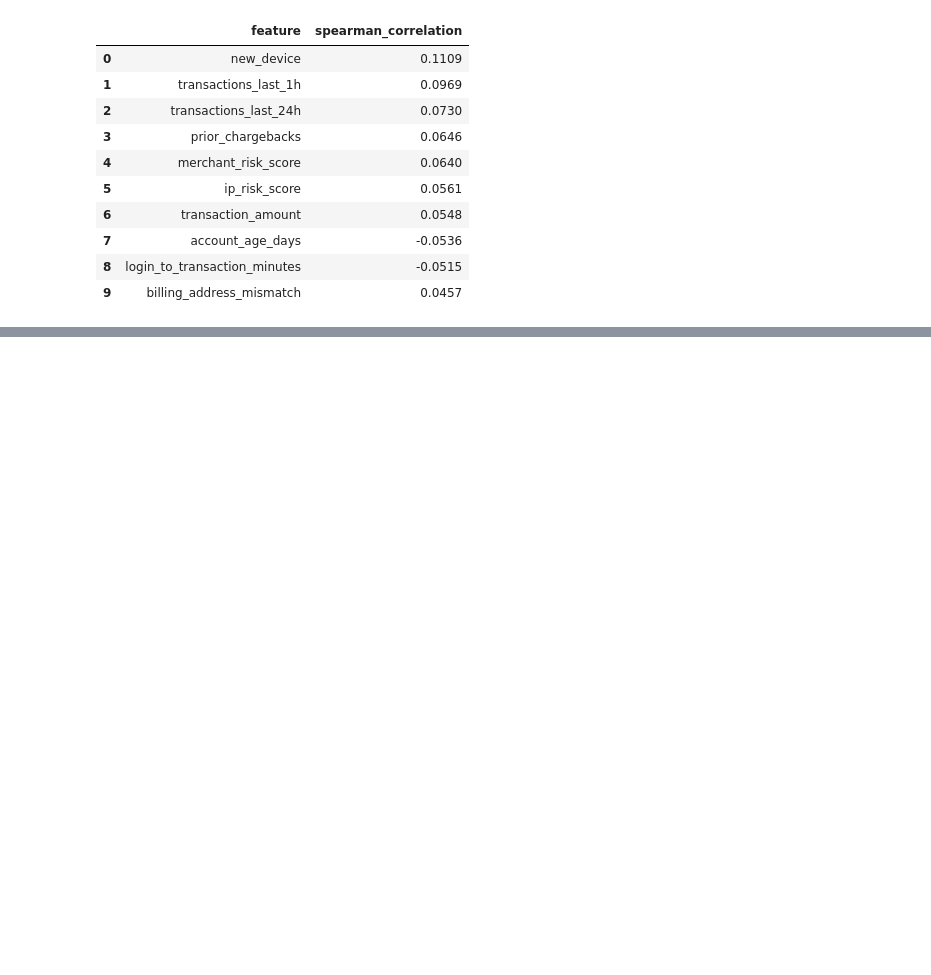
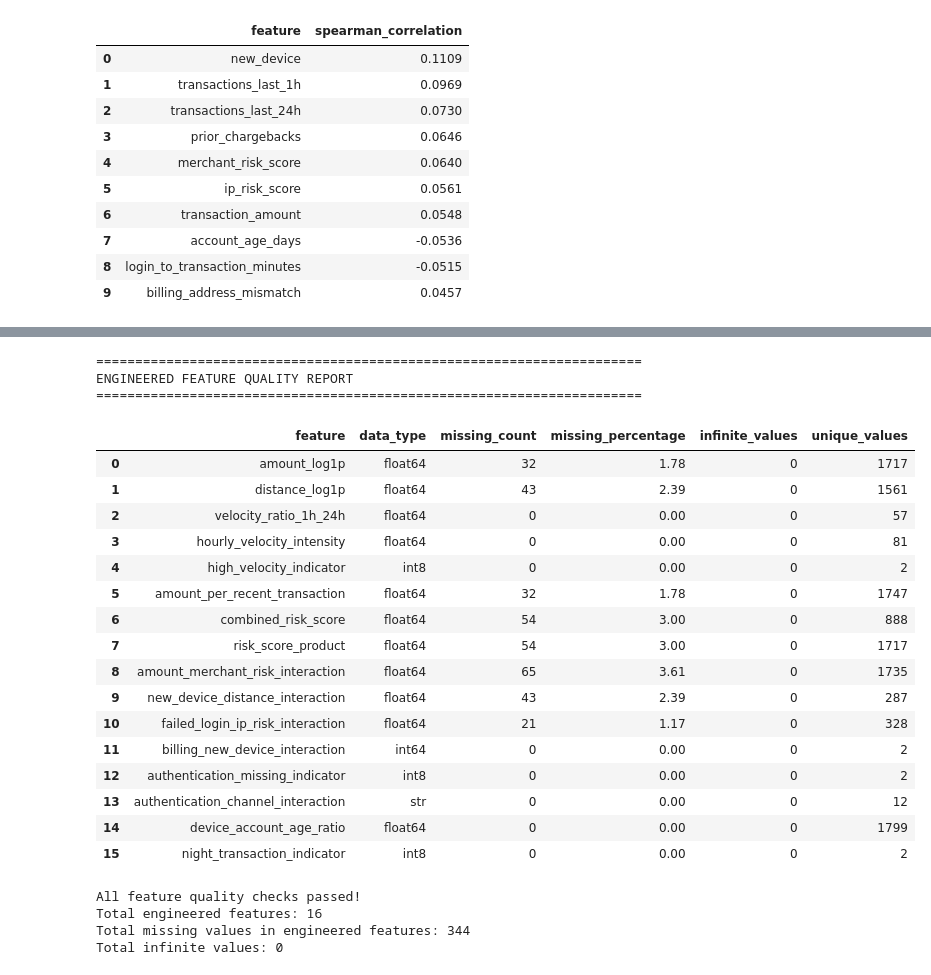
Before and after one commit to sasa312002/fraud-risk-intelligence, a Jupyter notebook: notebooks/01_fraud_risk_analysis.ipynb, the cells around one changed output, grey strips where cells are left out. Cells and saved outputs as stored; diff of their text form; code cells hidden in the pictures; blank space fills up the shorter version.

```diff
--- a/notebooks/01_fraud_risk_analysis.ipynb
+++ b/notebooks/01_fraud_risk_analysis.ipynb
@@ -3441,0 +3662,68 @@ Report generated successfully!
+# %%
+# ============================================================
+# SECTION C - FEATURE ENGINEERING
+# Cell 32: Engineered Feature Quality Validation
+# ============================================================
+
+feature_quality_results = []
+
+for feature in ENGINEERED_FEATURES:
+    series = X_train_engineered[feature]
+    missing_count = int(series.isna().sum())
+
+    if pd.api.types.is_numeric_dtype(series):
+        # Ignore NaN, but never permit positive/negative infinity.
+        infinite_count = int(np.isinf(series.to_numpy(dtype=float)).sum())
+    else:
+        infinite_count = 0
+
+    feature_quality_results.append({
+        "feature": feature,
+        "data_type": str(series.dtype),
+        "missing_count": missing_count,
+        "missing_percentage": round(100 * missing_count / len(series), 2),
+        "infinite_values": infinite_count,
+        "unique_values": int(series.nunique(dropna=True)),
+    })
+
+feature_quality_df = pd.DataFrame(feature_quality_results)
+print("=" * 70)
+print("ENGINEERED FEATURE QUALITY REPORT")
+print("=" * 70)
+display(feature_quality_df)
+
+assert len(X_train_original) == len(X_train_engineered), "Unexpected row loss"
+assert "fraud" not in X_train_engineered.columns, "Target leakage"
+assert "transaction_id" not in X_train_engineered.columns, "Identifier leakage"
+assert feature_quality_df["infinite_values"].sum() == 0, "Infinite values found"
+assert len(ENGINEERED_FEATURES) == 16, "Unexpected engineered feature count"
+
+print("\nAll feature quality checks passed!")
+print("Total engineered features:", len(ENGINEERED_FEATURES))
+print("Total missing values in engineered features:", int(feature_quality_df["missing_count"].sum()))
+print("Total infinite values:", int(feature_quality_df["infinite_values"].sum()))
+# %% [output]
+======================================================================
+ENGINEERED FEATURE QUALITY REPORT
+======================================================================
+|  | feature | data_type | missing_count | missing_percentage | infinite_values | unique_values |
+| 0 | amount_log1p | float64 | 32 | 1.78 | 0 | 1717 |
+| 1 | distance_log1p | float64 | 43 | 2.39 | 0 | 1561 |
+| 2 | velocity_ratio_1h_24h | float64 | 0 | 0.00 | 0 | 57 |
+| 3 | hourly_velocity_intensity | float64 | 0 | 0.00 | 0 | 81 |
+| 4 | high_velocity_indicator | int8 | 0 | 0.00 | 0 | 2 |
+| 5 | amount_per_recent_transaction | float64 | 32 | 1.78 | 0 | 1747 |
+| 6 | combined_risk_score | float64 | 54 | 3.00 | 0 | 888 |
+| 7 | risk_score_product | float64 | 54 | 3.00 | 0 | 1717 |
+| 8 | amount_merchant_risk_interaction | float64 | 65 | 3.61 | 0 | 1735 |
+| 9 | new_device_distance_interaction | float64 | 43 | 2.39 | 0 | 287 |
+| 10 | failed_login_ip_risk_interaction | float64 | 21 | 1.17 | 0 | 328 |
+| 11 | billing_new_device_interaction | int64 | 0 | 0.00 | 0 | 2 |
+| 12 | authentication_missing_indicator | int8 | 0 | 0.00 | 0 | 2 |
+| 13 | authentication_channel_interaction | str | 0 | 0.00 | 0 | 12 |
+| 14 | device_account_age_ratio | float64 | 0 | 0.00 | 0 | 1799 |
+| 15 | night_transaction_indicator | int8 | 0 | 0.00 | 0 | 2 |
+All feature quality checks passed!
+Total engineered features: 16
+Total missing values in engineered features: 344
+Total infinite values: 0
```
Also changed, not shown: parts of 11 cells of this notebook, 1 other file.
